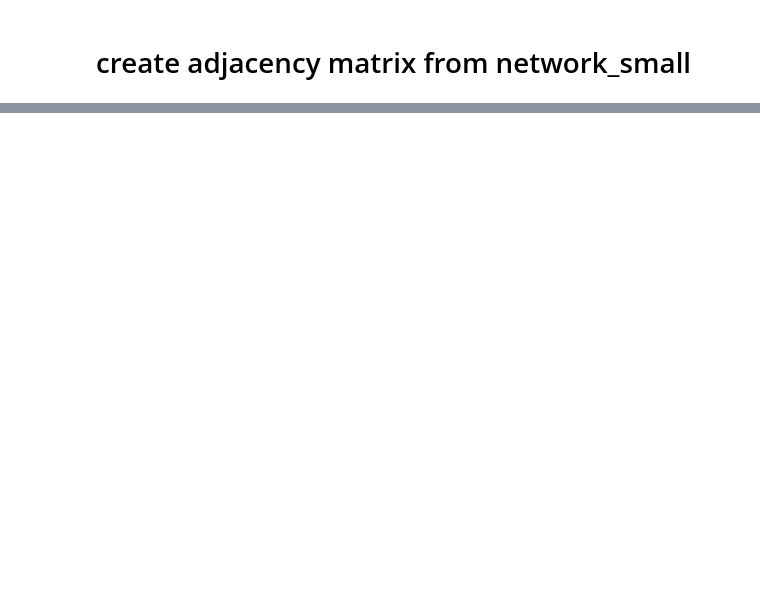
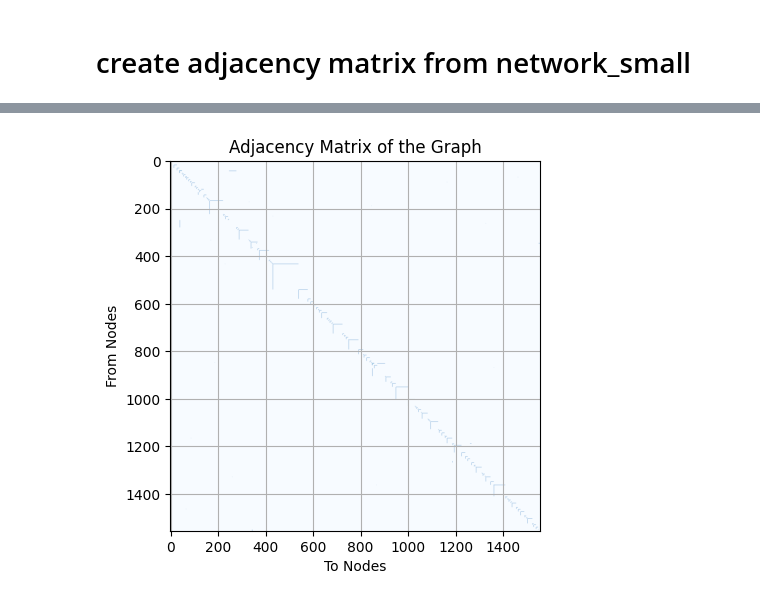
Before and after one commit to SeffySnow/CV_Sepinood, a Jupyter notebook: main.ipynb, the cells around one changed output, grey strips where cells are left out. Cells and saved outputs as stored; diff of their text form; code cells hidden in the pictures; blank space fills up the shorter version.

```diff
--- a/main.ipynb
+++ b/main.ipynb
@@ -85,0 +107,25 @@ adj
+# %%
+# prompt: graph the adjancy matrix with nodes and edges
+
+import matplotlib.pyplot as plt
+
+# Create a figure and axes object
+fig, ax = plt.subplots()
+
+# Plot the adjacency matrix as an image
+ax.imshow(adj, cmap="Blues")
+
+# Add labels to the axes
+ax.set_xlabel("To Nodes")
+ax.set_ylabel("From Nodes")
+
+# Add a title to the plot
+ax.set_title("Adjacency Matrix of the Graph")
+
+# Add grid lines to the plot
+ax.grid(True)
+
+# Show the plot
+plt.show()
+# %% [output]
+[figure, added]
```
Also changed, not shown: parts of 9 cells of this notebook.
